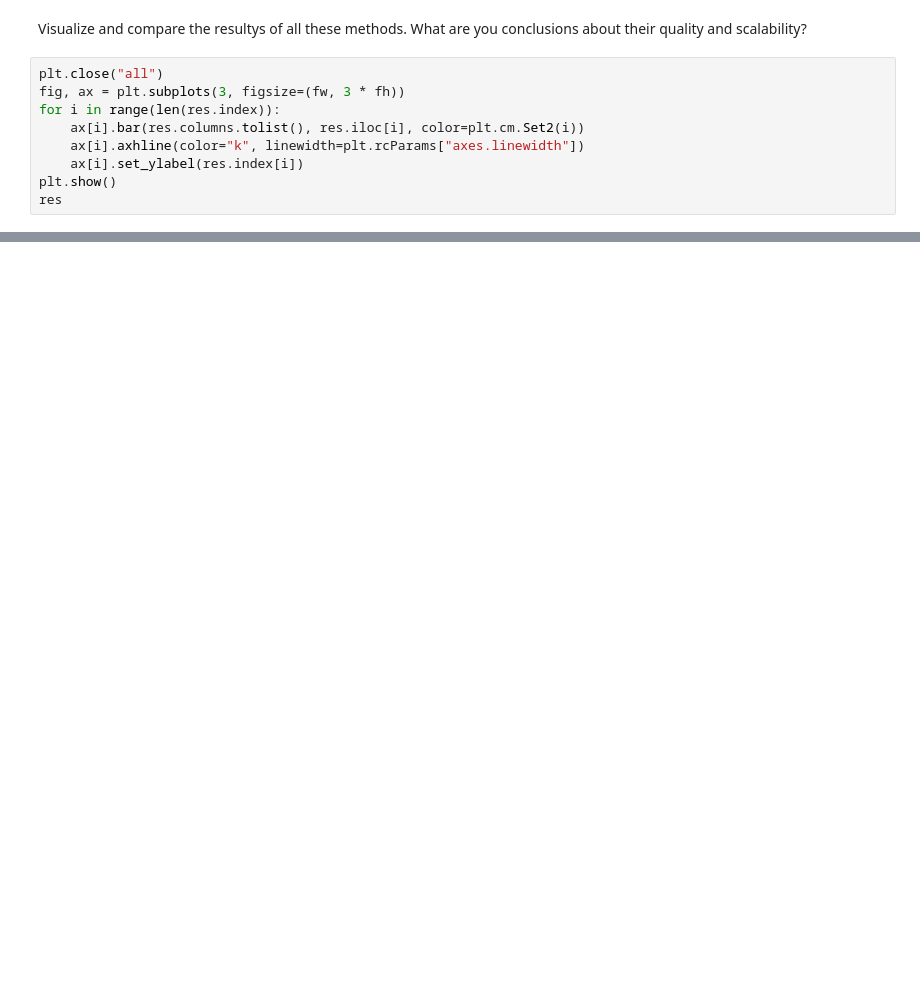
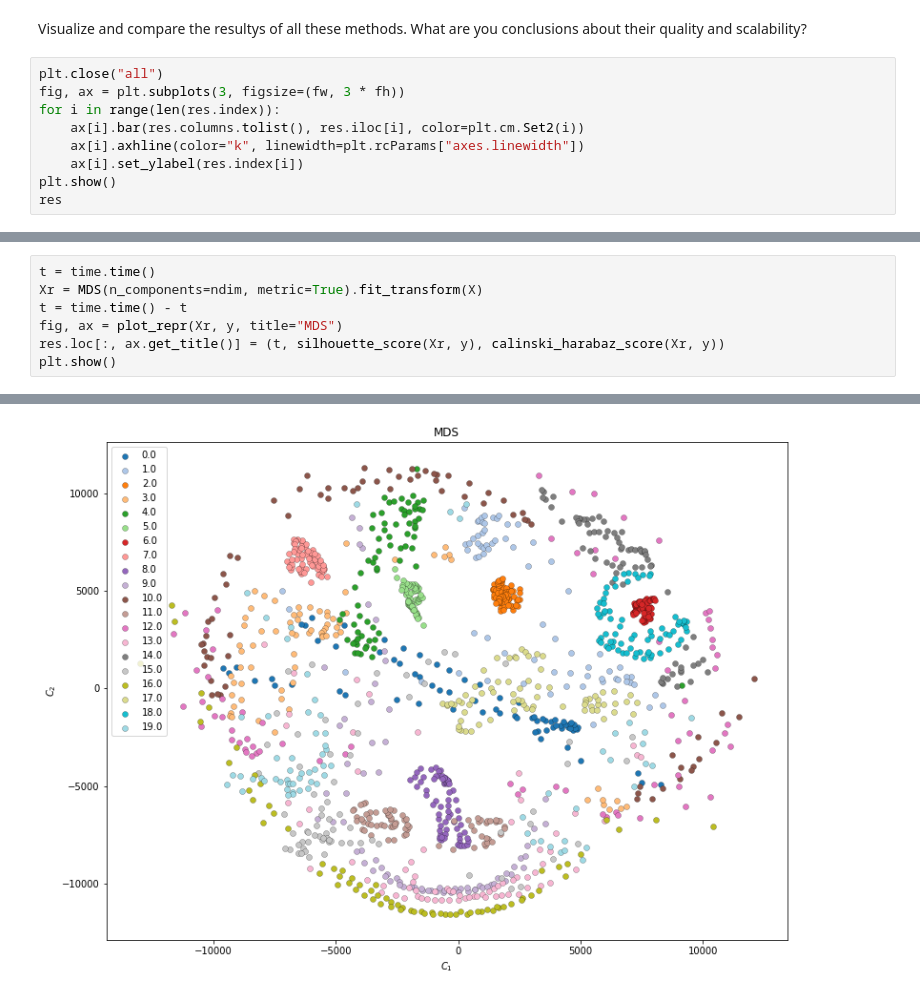
Before and after one commit to 0xSalim/data_visualization, a Jupyter notebook: TP8.ipynb, the cells around one changed output, grey strips where cells are left out. Cells and saved outputs as stored; diff of their text form; blank space fills up the shorter version.

```diff
--- a/TP8.ipynb
+++ b/TP8.ipynb
@@ -183,0 +262,8 @@ X = coil['X']
+# %%
+t = time.time()
+Xr = MDS(n_components=ndim, metric=True).fit_transform(X)
+t = time.time() - t
+fig, ax = plot_repr(Xr, y, title="MDS")
+res.loc[:, ax.get_title()] = (t, silhouette_score(Xr, y), calinski_harabaz_score(Xr, y))
+plt.show()
+# %% [output]
@@ -183,0 +290 @@ X = coil['X']
+[figure, added]
```
Also changed, not shown: parts of 17 cells of this notebook, 1 other file.
